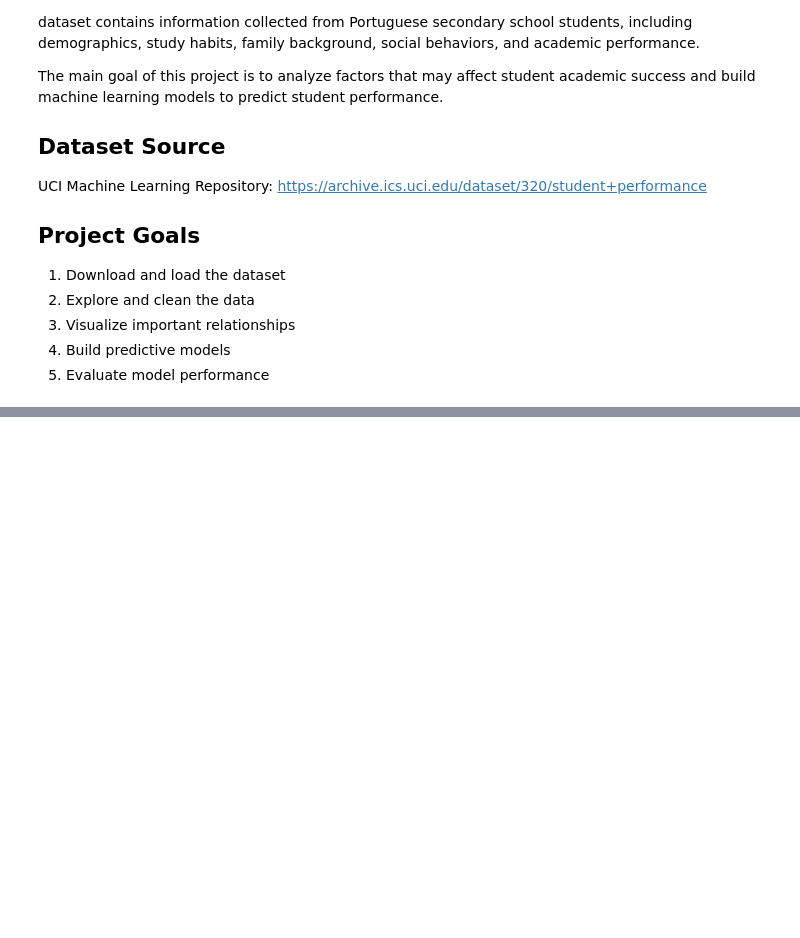
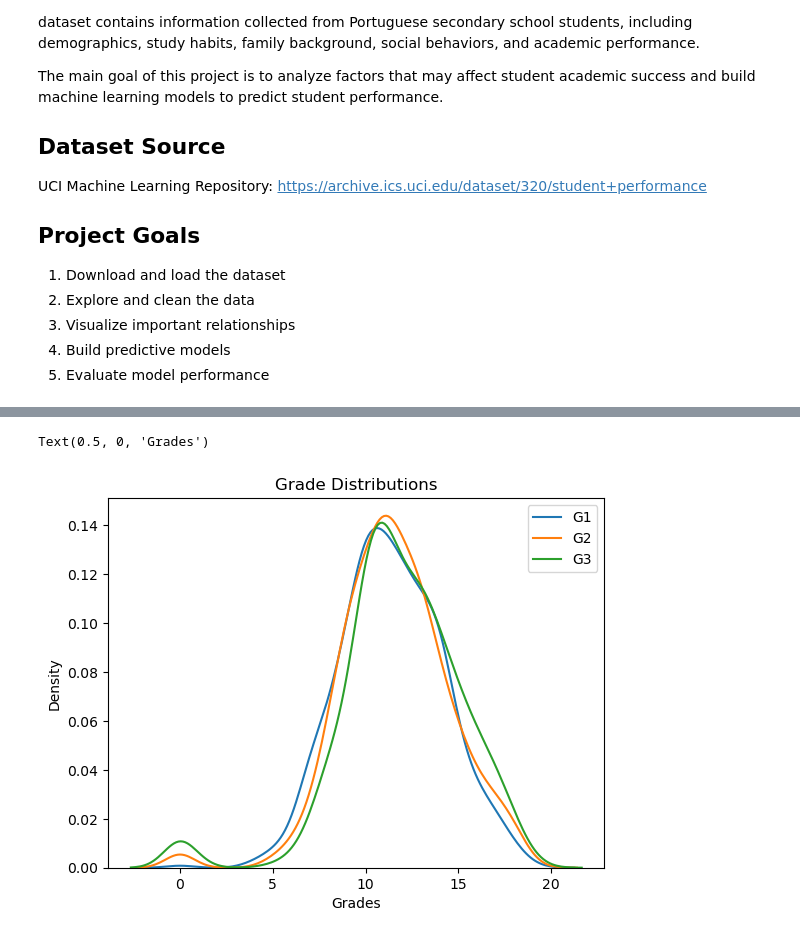
Before and after one commit to OctFog/Math-189-Project, a Jupyter notebook: student_performance.ipynb, the cells around one changed output, grey strips where cells are left out. Cells and saved outputs as stored; diff of their text form; code cells hidden in the pictures; blank space fills up the shorter version.

Commit message:
2 eda plots

```diff
--- a/student_performance.ipynb
+++ b/student_performance.ipynb
@@ -78,0 +113,17 @@ print(df.isnull().sum())
+# %%
+# Targets
+grades = student_performance.data.targets
+
+# Features
+features = student_performance.data.features
+# %%
+for col in grades.columns:
+    sns.kdeplot(data=grades, x=col, label=col)
+
+
+plt.legend()
+plt.title("Grade Distributions")
+plt.xlabel('Grades')
+# %% [output]
+Text(0.5, 0, 'Grades')
+[figure, added]
```
Also changed, not shown: parts of 4 cells of this notebook.
